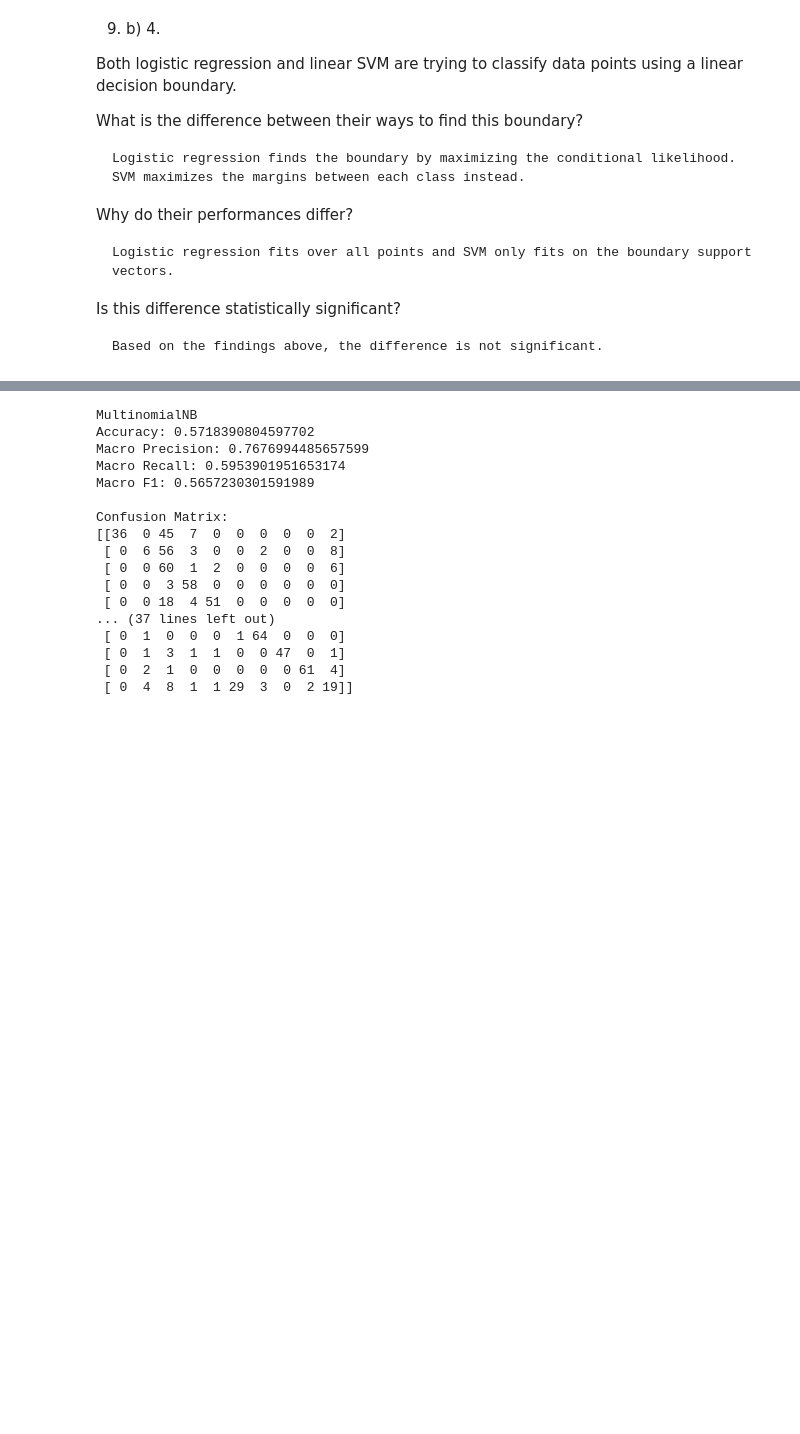
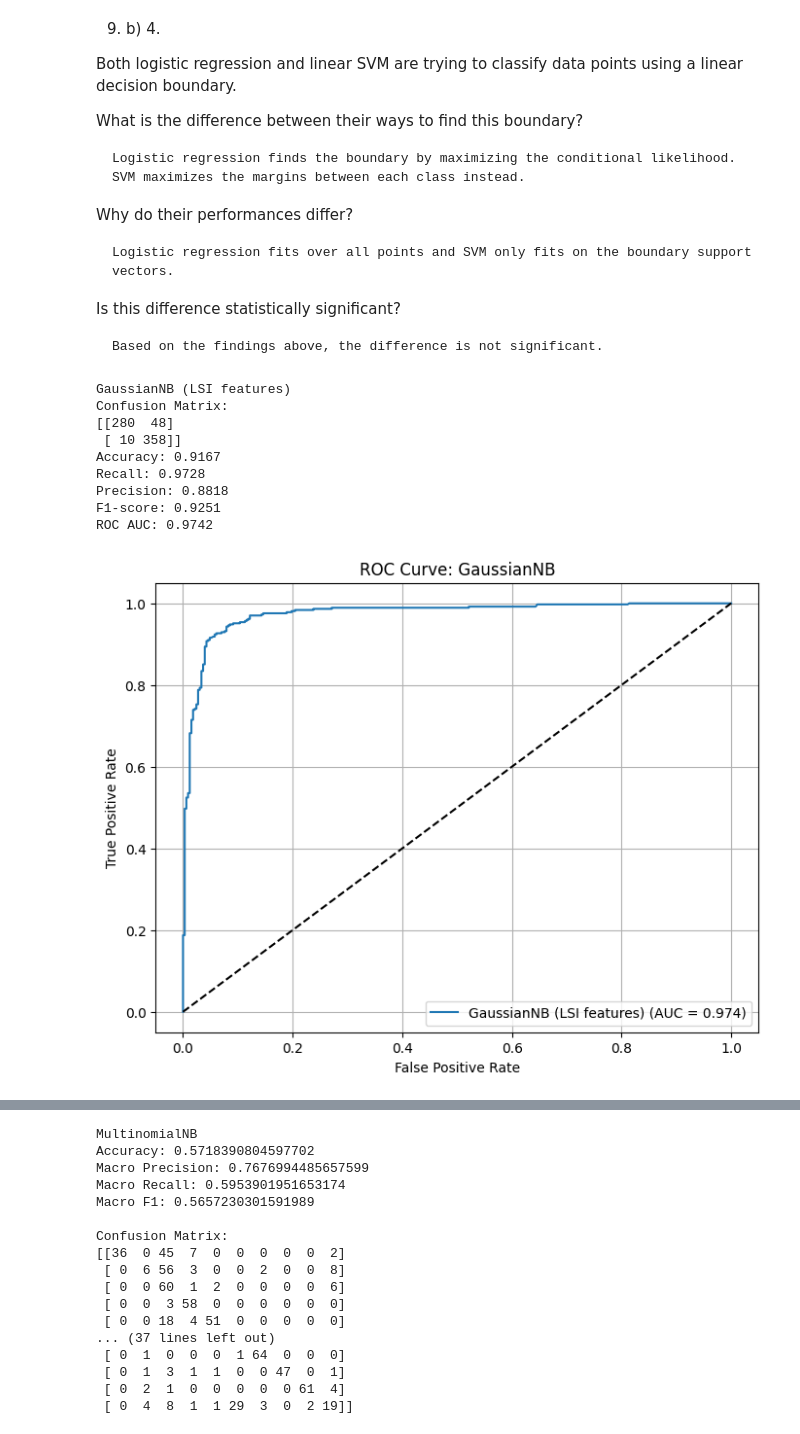
Before and after one commit to joelh11/ECE-219-Project1, a Jupyter notebook: project1_solution.ipynb, the cells around one changed output, grey strips where cells are left out. Drawn from its saved outputs; the diff is of its cells as text; code cells hidden in the pictures; blank space fills up the shorter version.

```diff
--- a/project1_solution.ipynb
+++ b/project1_solution.ipynb
@@ -1079,0 +1110,28 @@ Is this difference statistically significant?
+# %%
+# QUESTION 10: Naive Bayes (GaussianNB)
+from sklearn.naive_bayes import GaussianNB
+
+
+gnb = GaussianNB()
+gnb.fit(X_train_lsi_25, y_train)
+
+plt.figure(figsize=(8, 6))
+analyze_classifier(gnb, X_test_lsi_25, y_test, 'GaussianNB (LSI features)')
+plt.plot([0, 1], [0, 1], 'k--')
+plt.xlabel('False Positive Rate')
+plt.ylabel('True Positive Rate')
+plt.title('ROC Curve: GaussianNB')
+plt.legend()
+plt.grid(True)
+plt.show()
+# %% [output]
+GaussianNB (LSI features)
+Confusion Matrix:
+[[280  48]
+ [ 10 358]]
+Accuracy: 0.9167
+Recall: 0.9728
+Precision: 0.8818
+F1-score: 0.9251
+ROC AUC: 0.9742
+[figure, added]
```
Also changed, not shown: parts of 12 cells of this notebook, 2 other files.
